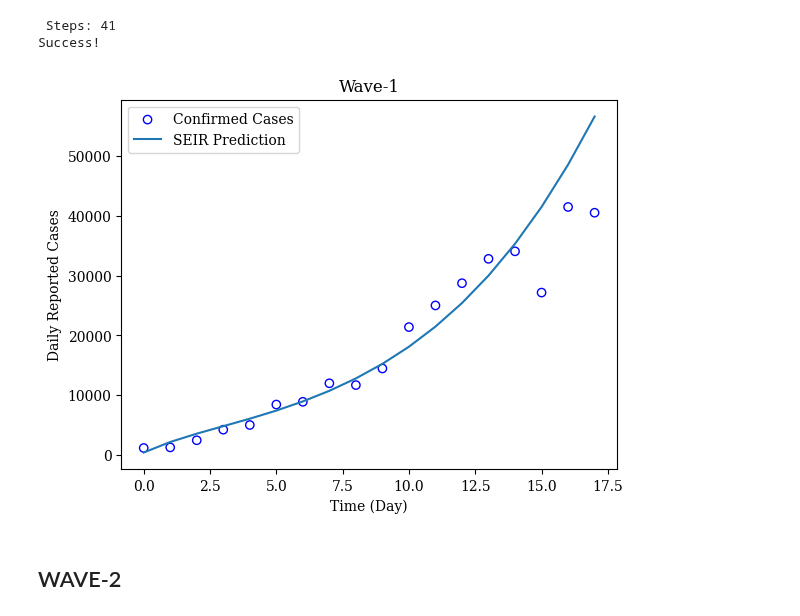
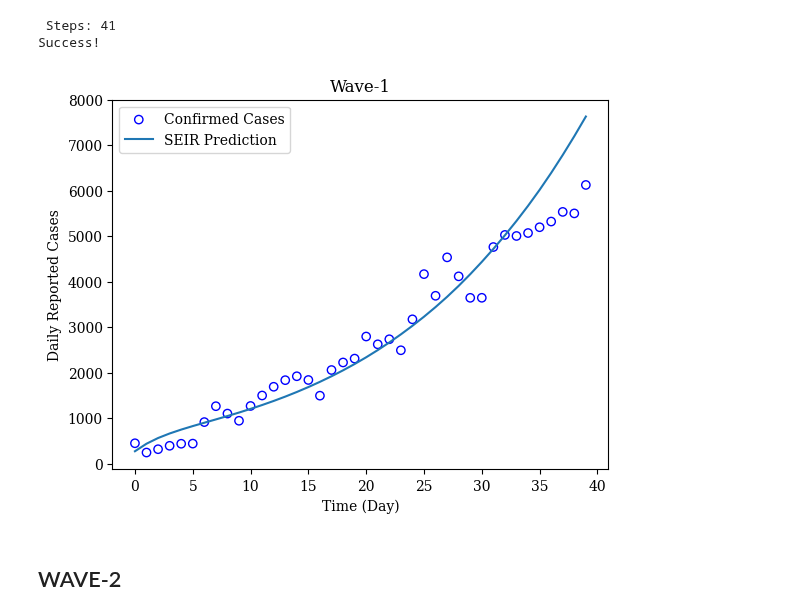
Before and after one commit to HimanshuSingh-all/Computational-Epidemiology-ICTS, a Jupyter notebook: assignments/assignment-1/comp_epi_assign_1.ipynb, the cells around one changed output. Saved outputs shown, nothing was run; the diff lists cells and outputs as text; code cells hidden in the pictures.

```diff
--- a/assignments/assignment-1/comp_epi_assign_1.ipynb
+++ b/assignments/assignment-1/comp_epi_assign_1.ipynb
@@ -207,12 +207,11 @@ wave_3_new_cases_confirmed = np.diff(wave_3_cases_confirmed)
 # Compute the running average
 # %%
 # use convolve to compute the running average array
-# Unsure of what the boubdaries are
 #Define an array of 1/7 for the running average
 filter_avg = np.ones(shape= (7,))/7
 
-running_avg_wave_3_new_confirmed = np.convolve(
-    wave_3_new_cases_confirmed,
+running_avg_wave_1_new_confirmed = np.convolve(
+    wave_1_new_cases_confirmed,
     filter_avg,
     mode = 'valid'
     ).astype(float)
@@ -315,12 +314,12 @@ first_wave_constraints = (
 )
 
 knowns = ( alpha, gamma, N)
-steps = wave_3_cases_confirmed.shape[0]
+steps = wave_1_cases_confirmed.shape[0]
 print(f' Steps: {steps}')
 argstopass = (
     knowns,
     steps,
-    running_avg_wave_3_new_confirmed
+    running_avg_wave_1_new_confirmed
 )
 # np.log()
 initialguess = [1, 400, 200, 0, 1/20]
@@ -338,49 +337,50 @@ else:
  Steps: 41
 Success!
 # %%
-params_wave_3 = res1_wave.x
-beta_wave_3, exposed_wave_3, infected_wave_3, recovered_wave_3, cir_wave_3 = params_wave_3
+#unpack all the parameters we found
+params_wave_1 = res1_wave.x
+beta_wave_1, exposed_wave_1, infected_wave_1, recovered_wave_1, cir_wave_1 = params_wave_1
 
 # simulate the wave-1 of the pandemic
-exposed_wave_3 = int(exposed_wave_3)
-infected_wave_3 = int(infected_wave_3)
-recovered_wave_3 = int(recovered_wave_3)
+exposed_wave_1 = int(exposed_wave_1)
+infected_wave_1 = int(infected_wave_1)
+recovered_wave_1 = int(recovered_wave_1)
 seirparam = SEIRParams(
     alpha=alpha,
-    beta=beta_wave_3,
+    beta=beta_wave_1,
     gamma=gamma,
     N = N
 )
 
 
-steps_wave_3 = wave_3_new_cases_confirmed.shape[0]
-teval = np.linspace(0, steps_wave_3-1, steps_wave_3)
-init_condition_wave_3 = np.array(
+steps_wave_1 = wave_1_new_cases_confirmed.shape[0]
+teval = np.linspace(0, steps_wave_1-1, steps_wave_1)
+init_condition_wave_1 = np.array(
     (
-    N - exposed_wave_3- infected_wave_3-recovered_wave_3,
-    exposed_wave_3,
-    infected_wave_3,
-    recovered_wave_3
+    N - exposed_wave_1- infected_wave_1-recovered_wave_1,
+    exposed_wave_1,
+    infected_wave_1,
+    recovered_wave_1
     )
     )
-solution_wave_3 = solve_ivp(
+solution_wave_1 = solve_ivp(
     fun = seir_diff,
     args=(seirparam,),
     t_span= (teval[0], teval[-1]),
     t_eval= teval,
-    y0 = init_condition_wave_3
+    y0 = init_condition_wave_1
 )
-reported_theoretical_cases = solution_wave_3.y[1]*alpha*cir_wave_3
-plt.scatter(teval, wave_3_new_cases_confirmed, label = 'Confirmed Cases', facecolor = 'none', edgecolors='blue')
+reported_theoretical_cases = solution_wave_1.y[1]*alpha*cir_wave_1
+plt.scatter(teval, wave_1_new_cases_confirmed, label = 'Confirmed Cases', facecolor = 'none', edgecolors='blue')
 plt.plot(teval, reported_theoretical_cases, label = 'SEIR Prediction')
 plt.xlabel('Time (Day)')
 plt.ylabel('Daily Reported Cases')
 plt.title('Wave-1')
 plt.legend()
 plt.savefig('wave_1_predicted.png', bbox_inches = 'tight', dpi = 300)
 plt.show()
 # %% [output]
-[figure, old version]
+[figure, new version]
 # %% [markdown]
 ## WAVE-2
 # %%
```
Also changed, not shown: parts of 4 cells of this notebook, 4 other files.
